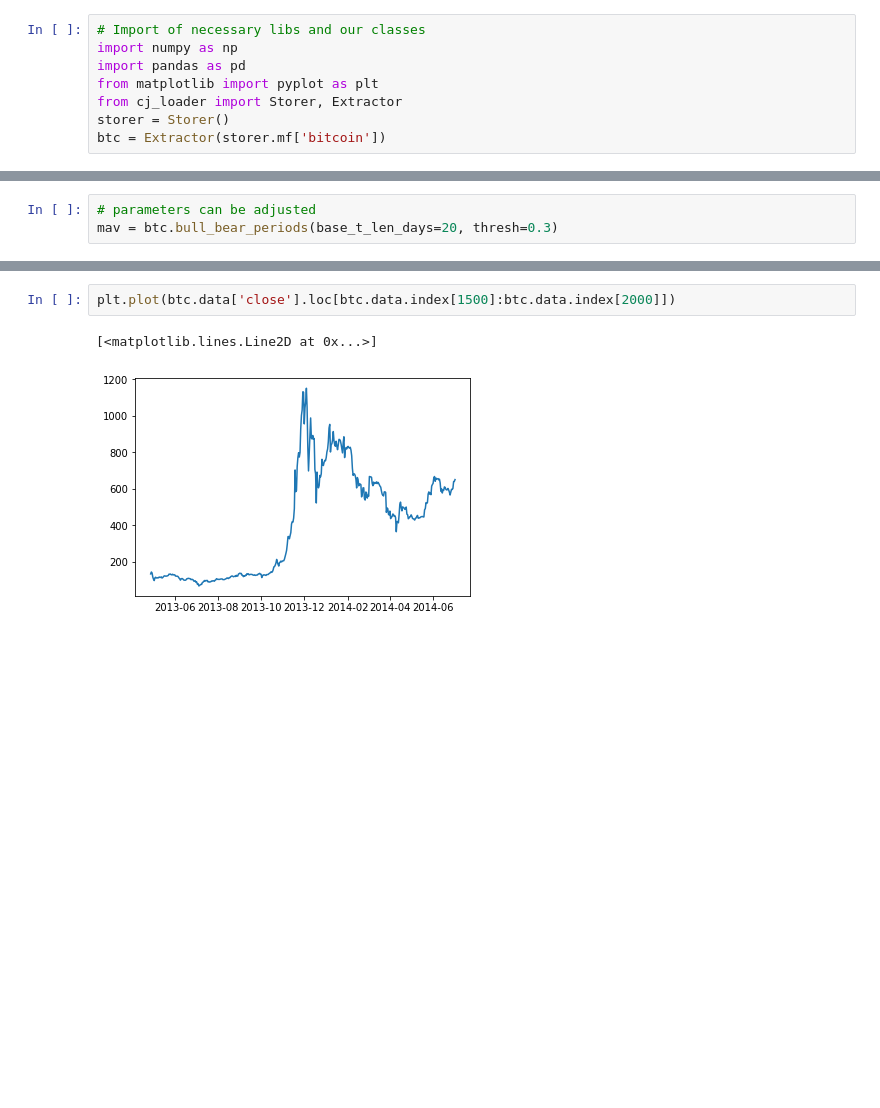
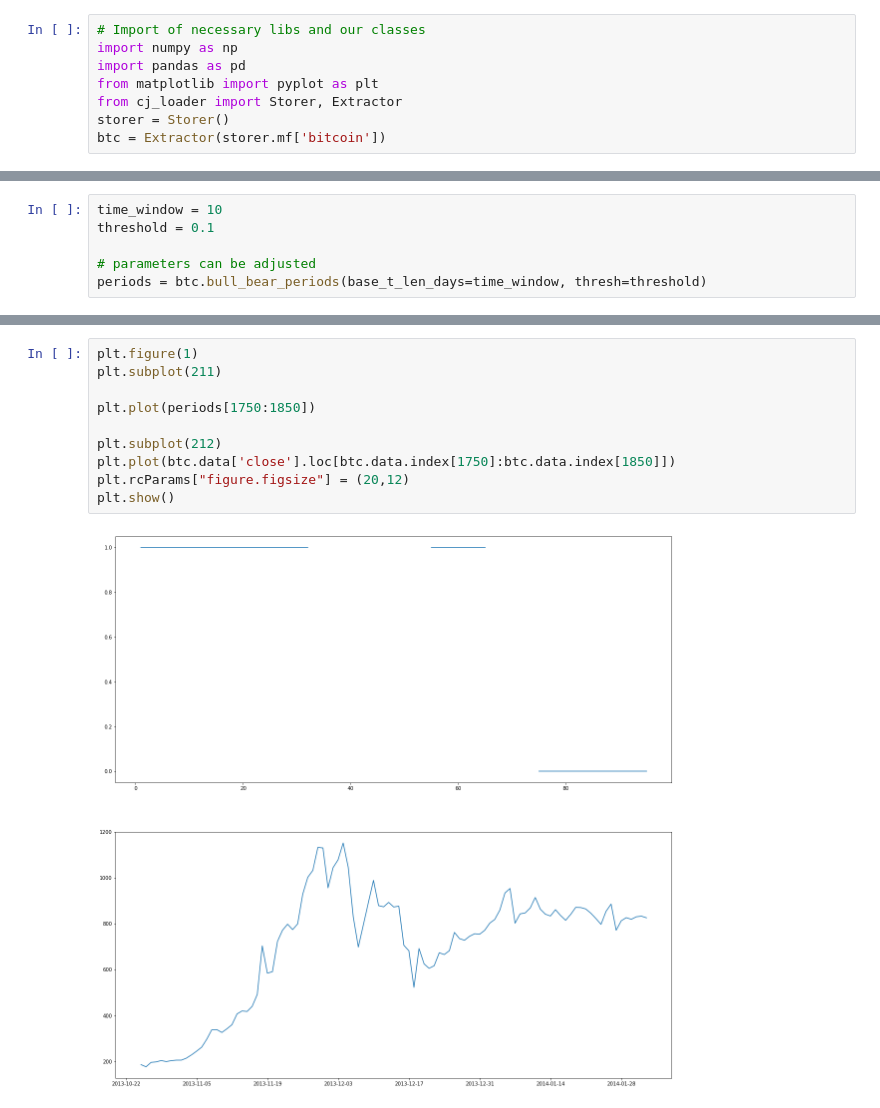
Before and after one commit to protos-research/collaboration, a Jupyter notebook: Market State Detection.ipynb, the cells around one changed output, grey strips where cells are left out. Drawn from its saved outputs; the diff is of its cells as text; blank space fills up the shorter version.

```diff
--- a/Market State Detection.ipynb
+++ b/Market State Detection.ipynb
@@ -19,3 +36,6 @@ btc = Extractor(storer.mf['bitcoin'])
 # %%
+time_window = 10
+threshold = 0.1
+
 # parameters can be adjusted
-mav = btc.bull_bear_periods(base_t_len_days=20, thresh=0.3)
+periods = btc.bull_bear_periods(base_t_len_days=time_window, thresh=threshold)
@@ -31,5 +49,12 @@ plt.plot(fit[1500:2000])
 # %%
-plt.plot(btc.data['close'].loc[btc.data.index[1500]:btc.data.index[2000]])
+plt.figure(1)
+plt.subplot(211)
+
+plt.plot(periods[1750:1850])
+
+plt.subplot(212)
+plt.plot(btc.data['close'].loc[btc.data.index[1750]:btc.data.index[1850]])
+plt.rcParams["figure.figsize"] = (20,12)
+plt.show()
 # %% [output]
-[<matplotlib.lines.Line2D at 0x...>]
-[figure, old version]
+[figure, new version]
```
Also changed, not shown: parts of 11 cells of this notebook.
